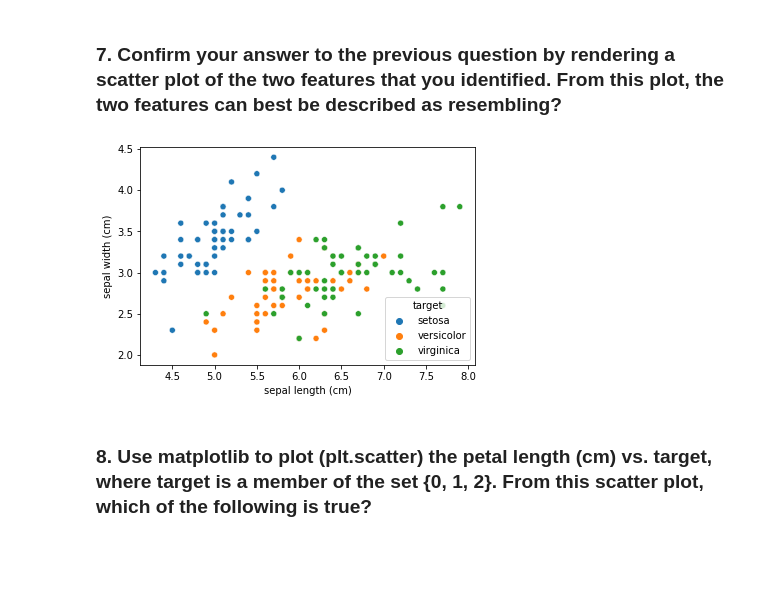
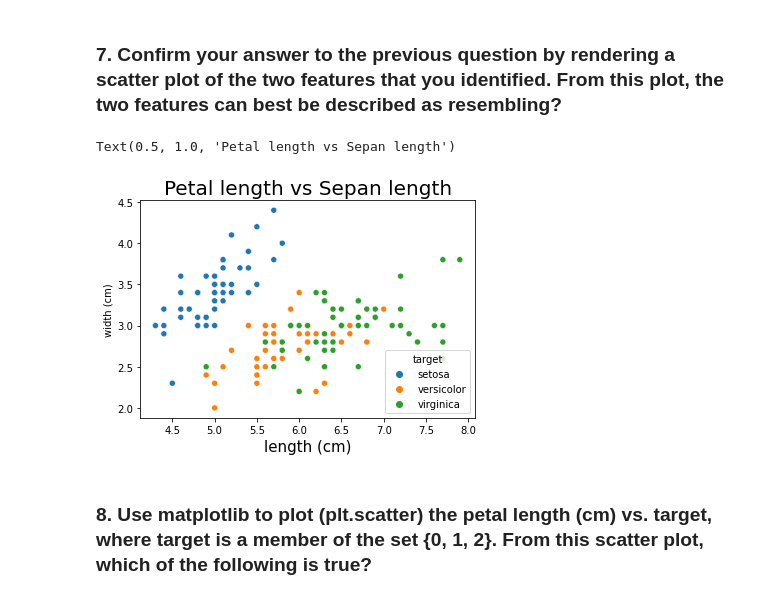
Before and after one commit to pavloski/BigData, a Jupyter notebook: CourseDocs/ChallengeQuiz5_ALVAREZ.ipynb, the cells around one changed output. Cells and saved outputs as stored; diff of their text form; code cells hidden in the pictures; blank space fills up the shorter version.

```diff
--- a/CourseDocs/ChallengeQuiz5_ALVAREZ.ipynb
+++ b/CourseDocs/ChallengeQuiz5_ALVAREZ.ipynb
@@ -216,8 +216,12 @@ plt.show()
 # %%
 # create the scaterplot
 ax = sns.scatterplot(x=iris_df['sepal length (cm)'], y=iris_df['sepal width (cm)'], hue=iris_df['target'])
+ax.set_ylabel('width (cm)')
+ax.set_xlabel('length (cm)',  fontsize=15)
+ax.set_title('Petal length vs Sepan length', fontsize=20)
 # %% [output]
+Text(0.5, 1.0, 'Petal length vs Sepan length')
-[figure, old version]
+[figure, new version]
 # %% [markdown]
 ### 8. Use matplotlib to plot (plt.scatter) the petal length (cm) vs. target, where target is a member of the set {0, 1, 2}. From this scatter plot, which of the following is true?
 # %%
```
Also changed, not shown: parts of 5 cells of this notebook, 19 other files.
